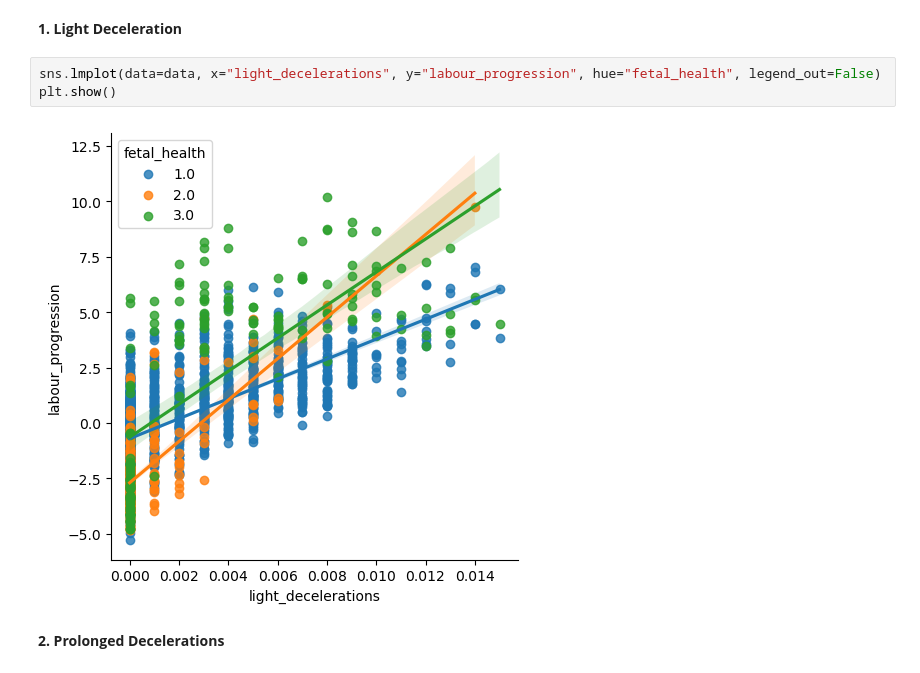
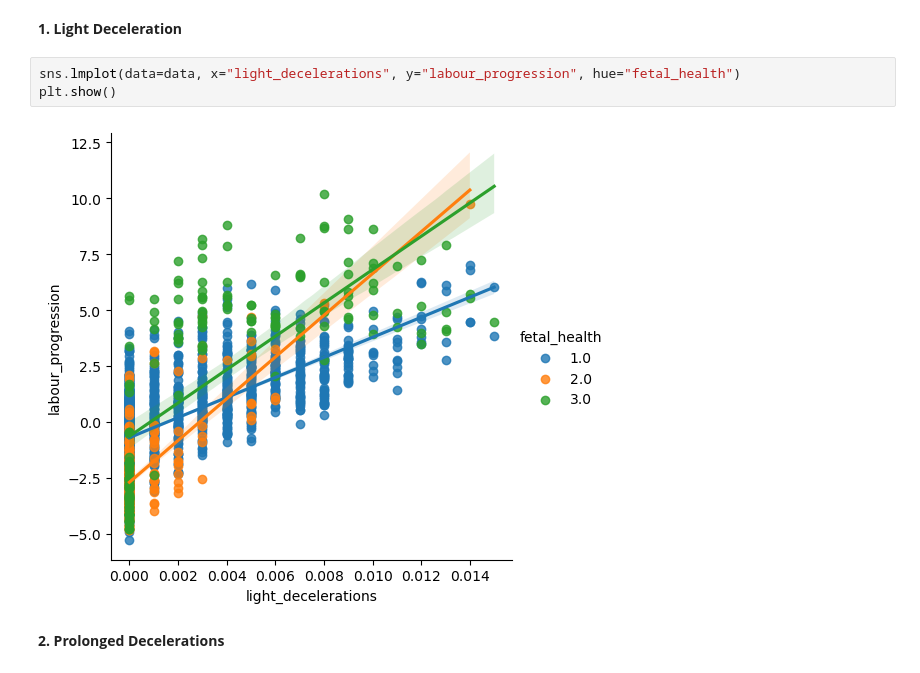
Before and after one commit to evanyan13/fetu_poc, a Jupyter notebook: proof_of_concept/regression_nn_pytorch_lp.ipynb, the cells around one changed output. Cells and saved outputs as stored; diff of their text form.

```diff
--- a/proof_of_concept/regression_nn_pytorch_lp.ipynb
+++ b/proof_of_concept/regression_nn_pytorch_lp.ipynb
@@ -146,10 +146,10 @@ are the features with higher correlation with labour progression.
 # %% [markdown]
 **1. Light Deceleration**
 # %%
-sns.lmplot(data=data, x="light_decelerations", y="labour_progression", hue="fetal_health", legend_out=False)
+sns.lmplot(data=data, x="light_decelerations", y="labour_progression", hue="fetal_health")
 plt.show()
 # %% [output]
-[figure, old version]
+[figure, new version]
 # %% [markdown]
 **2. Prolonged Decelerations**
 # %%
```
Also changed, not shown: parts of 14 cells of this notebook.
